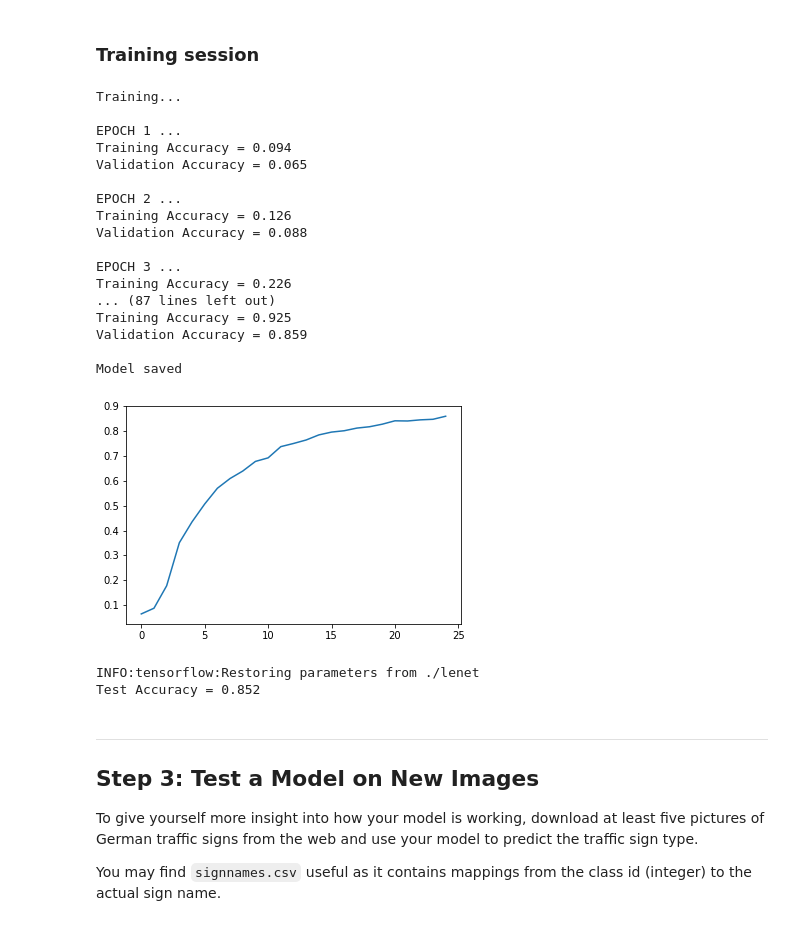
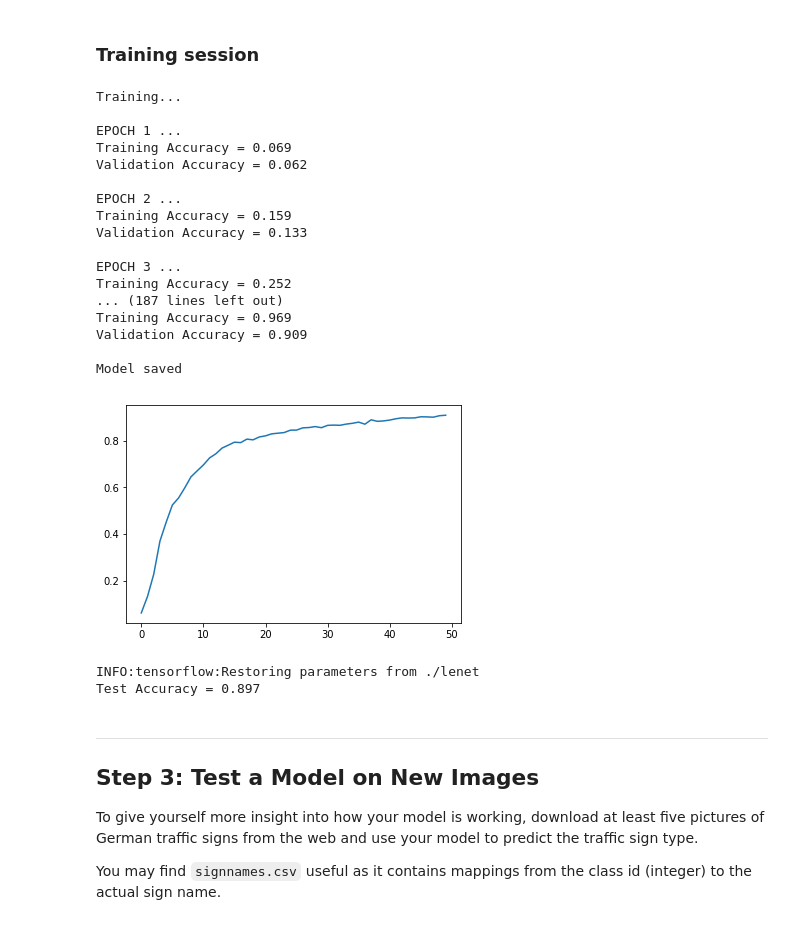
Before and after one commit to Shivam-Bhardwaj/TrafficSignDetector-TensorFlow, a Jupyter notebook: Traffic_Sign_Classifier.ipynb, the cells around one changed output. Cells and saved outputs as stored; diff of their text form; code cells hidden in the pictures.

```diff
--- a/Traffic_Sign_Classifier.ipynb
+++ b/Traffic_Sign_Classifier.ipynb
@@ -380,10 +367,9 @@ Finished Preprocessing
 # %% [markdown]
 ### Training session
 # %%
-EPOCHS = 25
+EPOCHS = 50
 BATCH_SIZE = 1024
 DROPOUT = 0.5
-
 
 with tf.Session() as sess:
     sess.run(tf.global_variables_initializer())
@@ -399,42 +385,42 @@ with tf.Session() as sess:
             end = offset + BATCH_SIZE
             batch_x, batch_y = X_train_preProcessed[offset:end], y_train[offset:end]
             sess.run(training_operation, feed_dict={x: batch_x, y: batch_y, keep_prob: DROPOUT})
 
         training_accuracy = evaluate(X_train_preProcessed, y_train)
         validation_accuracy = evaluate(X_valid_preProcessed, y_valid)
 
         print("EPOCH {} ...".format(i+1))
         print("Training Accuracy = {:.3f}".format(training_accuracy))
         print("Validation Accuracy = {:.3f}".format(validation_accuracy))
         print()
         validation_accuracies.append(validation_accuracy)
 
     saver.save(sess, './lenet')
 
     # show learning statistics
     plt.plot(range(EPOCHS),validation_accuracies)
     plt.show
 
     print("Model saved")
 # %% [output]
 Training...
 
 EPOCH 1 ...
-Training Accuracy = 0.094
-Validation Accuracy = 0.065
+Training Accuracy = 0.069
+Validation Accuracy = 0.062
 
 EPOCH 2 ...
-Training Accuracy = 0.126
-Validation Accuracy = 0.088
+Training Accuracy = 0.159
+Validation Accuracy = 0.133
 
 EPOCH 3 ...
-Training Accuracy = 0.226
-... (87 lines left out)
-Training Accuracy = 0.925
-Validation Accuracy = 0.859
+Training Accuracy = 0.252
+... (187 lines left out)
+Training Accuracy = 0.969
+Validation Accuracy = 0.909
 
 Model saved
-[figure, old version]
+[figure, new version]
 # %%
 with tf.Session() as sess:
     saver.restore(sess, tf.train.latest_checkpoint('.'))
@@ -443,7 +429,7 @@ with tf.Session() as sess:
     print("Test Accuracy = {:.3f}".format(test_accuracy))
 # %% [output]
 INFO:tensorflow:Restoring parameters from ./lenet
-Test Accuracy = 0.852
+Test Accuracy = 0.897
 # %% [markdown]
 ---
 
```
Also changed, not shown: parts of 9 cells of this notebook, 3 other files.
